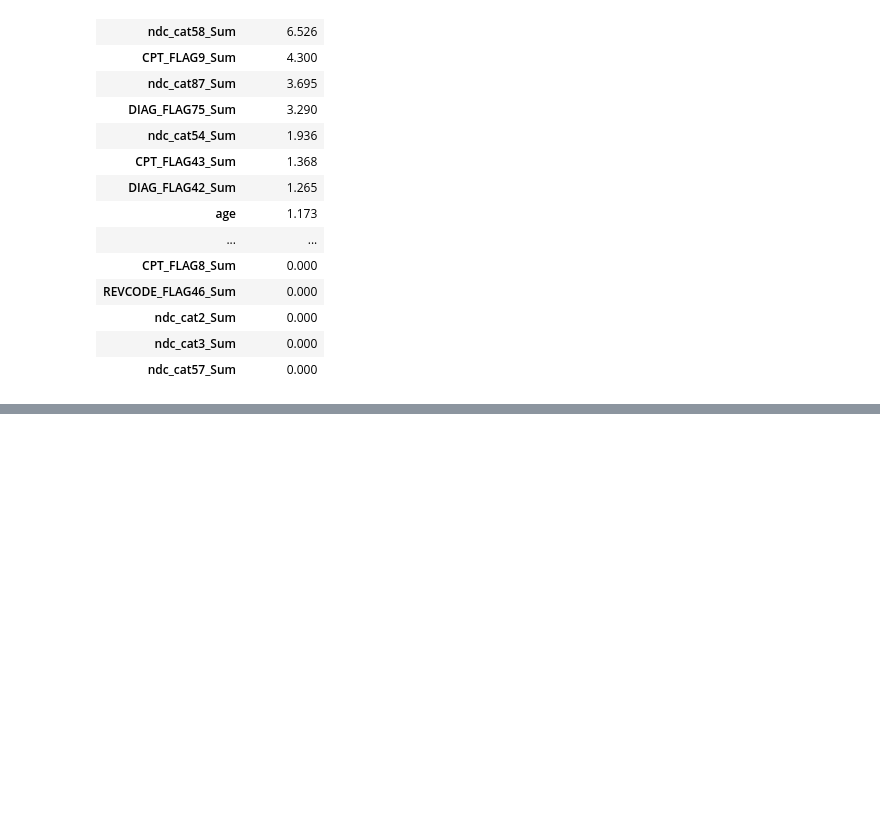
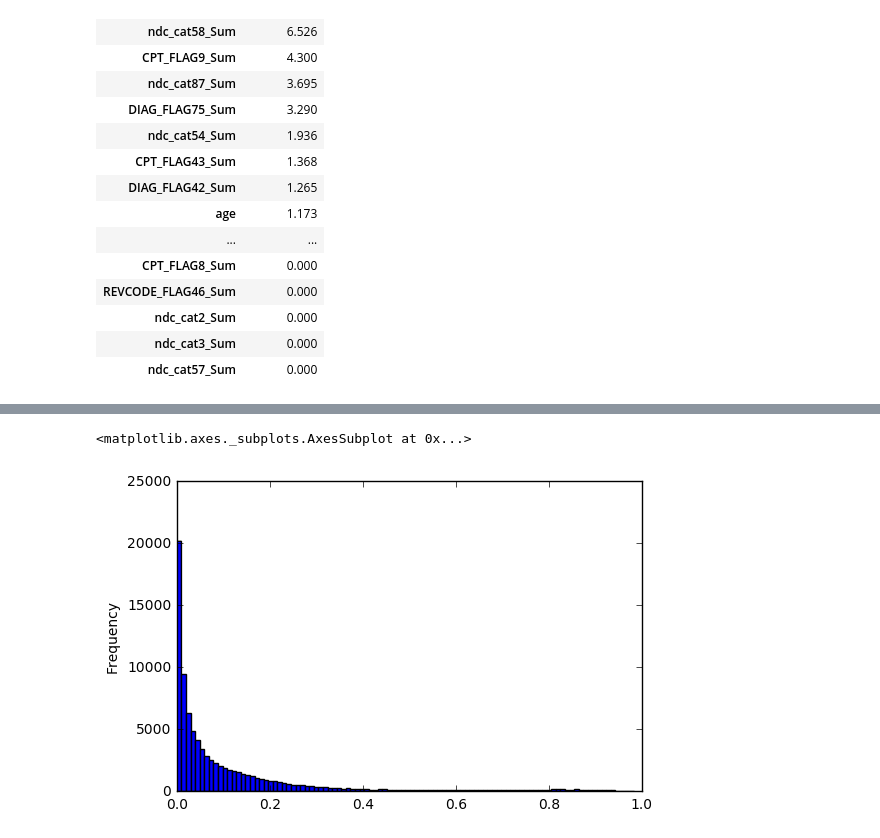
Before and after one commit to milliman/EPI_Machine_Learning, a Jupyter notebook: Large Search Nested Cross Repeated Random Sub-Sampling.ipynb, the cells around one changed output, grey strips where cells are left out. Cells and saved outputs as stored; diff of their text form; code cells hidden in the pictures; blank space fills up the shorter version.

```diff
--- a/Large Search Nested Cross Repeated Random Sub-Sampling.ipynb
+++ b/Large Search Nested Cross Repeated Random Sub-Sampling.ipynb
@@ -301,0 +407,2 @@ importance.round(5) * 100
+# %%
+probas = pnu_test.predict_proba(X_test)[:, -1]
@@ -301,0 +411,7 @@ importance.round(5) * 100
+# %%
+probas_df = pd.DataFrame(data={'probas':probas, 'y_test':y_test.values}).sort_values(by='probas', ascending=False)
+# %%
+probas_df['probas'].plot.hist(bins=100)
+# %% [output]
+<matplotlib.axes._subplots.AxesSubplot at 0x...>
+[figure, added]
```
Also changed, not shown: parts of 38 cells of this notebook, 5 other files.
